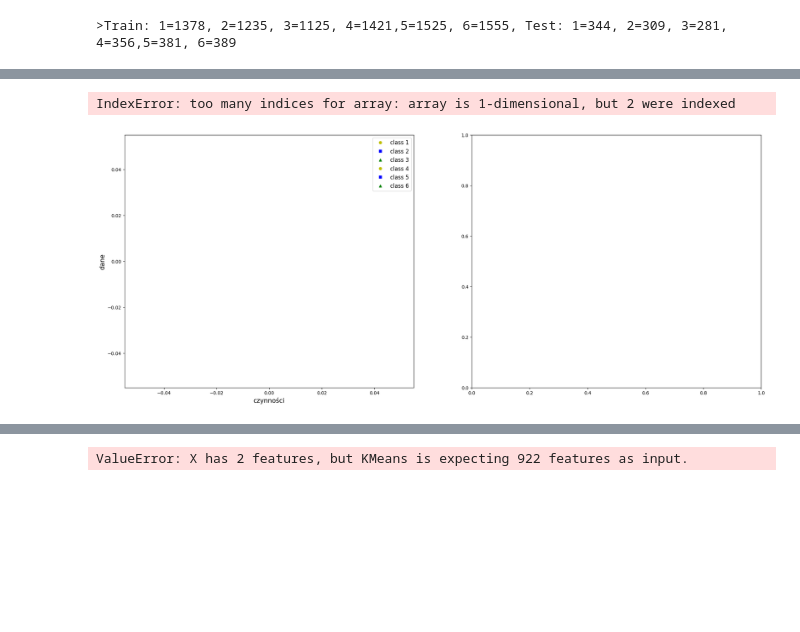
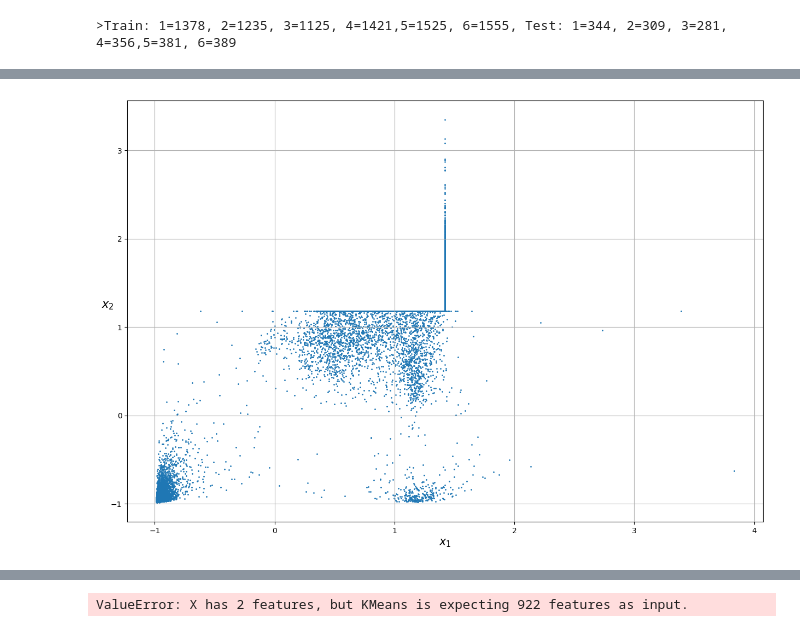
Before and after one commit to magdalenaszczesna93/modul_16, a Jupyter notebook: 16.4_Zadanie_porownanie_metod_klasteringu.ipynb, the cells around one changed output, grey strips where cells are left out. Cells and saved outputs as stored; diff of their text form; code cells hidden in the pictures; blank space fills up the shorter version.

```diff
--- a/16.4_Zadanie_porownanie_metod_klasteringu.ipynb
+++ b/16.4_Zadanie_porownanie_metod_klasteringu.ipynb
@@ -382,0 +313,2 @@ memory usage: 72.5 MB
+# %%
+dataset.fillna(0, inplace=True)
@@ -383,6 +329,7 @@ memory usage: 72.5 MB
 # %%
 dataset.reset_index(inplace=True)
 dataset.drop(['index'], axis=1, inplace=True)
+dataset.columns = range(dataset.columns.size)
 dataset.head()
 # %% [output]
 |  | 0 | 1 | 2 | 3 | 4 | 5 | 6 | 7 | 8 | 9 | ... | ... |
@@ -394,11 +341,9 @@ dataset.head()
 5 rows × 923 columns
 # %%
 from pandas import RangeIndex
-# columns = []
-# for i in RangeIndex(start=0, stop=922, step=1):
-#     columns.append(i)
-columns = RangeIndex(start=0, stop=923, step=1)
-X, y = dataset[columns], dataset['target']
+columns = RangeIndex(start=0, stop=922, step=1)
+X = dataset[columns]
+y = dataset[922]
 print('X:')
 display(X)
 print('\ny:')
@@ -508,33 +411,17 @@ KeyError: '[922, 923, 924, 925, 926, 927, 928, 929, 930, 932, 933, 934, 935, 936
-# %%
-# przykład podziału dancyh w przypadku Supervised Learning oraz Clusteringu
-
-plt.figure(figsize=(25, 10))
-
-plt.subplot(121)
-plt.plot(X[y==1, 0], X[y==1, 9], "yo", label="class 1")
-plt.plot(X[y==2, 0], X[y==2, 9], "bs", label="class 2")
-plt.plot(X[y==3, 0], X[y==3, 9], "g^", label="class 3")
-plt.plot(X[y==4, 0], X[y==4, 9], "yo", label="class 4")
-plt.plot(X[y==5, 0], X[y==5, 9], "bs", label="class 5")
-plt.plot(X[y==6, 0], X[y==6, 9], "g^", label="class 6")
-plt.xlabel("czynności", fontsize=14)
-plt.ylabel("dane", fontsize=14)
-plt.legend(fontsize=12)
-
-plt.subplot(122)
-plt.scatter(X[:, 2], X[:, 3], c="k", marker=".")
-plt.xlabel("czynności", fontsize=14)
-plt.tick_params(labelleft=False)
-
-plt.show()
-# %% [output]
-IndexError: too many indices for array: array is 1-dimensional, but 2 were indexed
-[figure, removed]
 # %%
 def plot_clusters(X, y=None):
     plt.figure(figsize=(15, 10))
-    plt.scatter(X[:, 0], X[:, 1], c=y, s=1)
+    plt.scatter(X[:, 4], X[:, 5], c=y, s=1)
     plt.xlabel("$x_1$", fontsize=15)
     plt.ylabel("$x_2$", fontsize=15, rotation=0)
     plt.grid()
+# %%
+from sklearn.preprocessing import StandardScaler
+
+scaler = StandardScaler()
+
+X = scaler.fit_transform(X)
+plot_clusters(X)
+# %% [output]
+[figure, added]
 # %%
```
Also changed, not shown: parts of 86 cells of this notebook.
